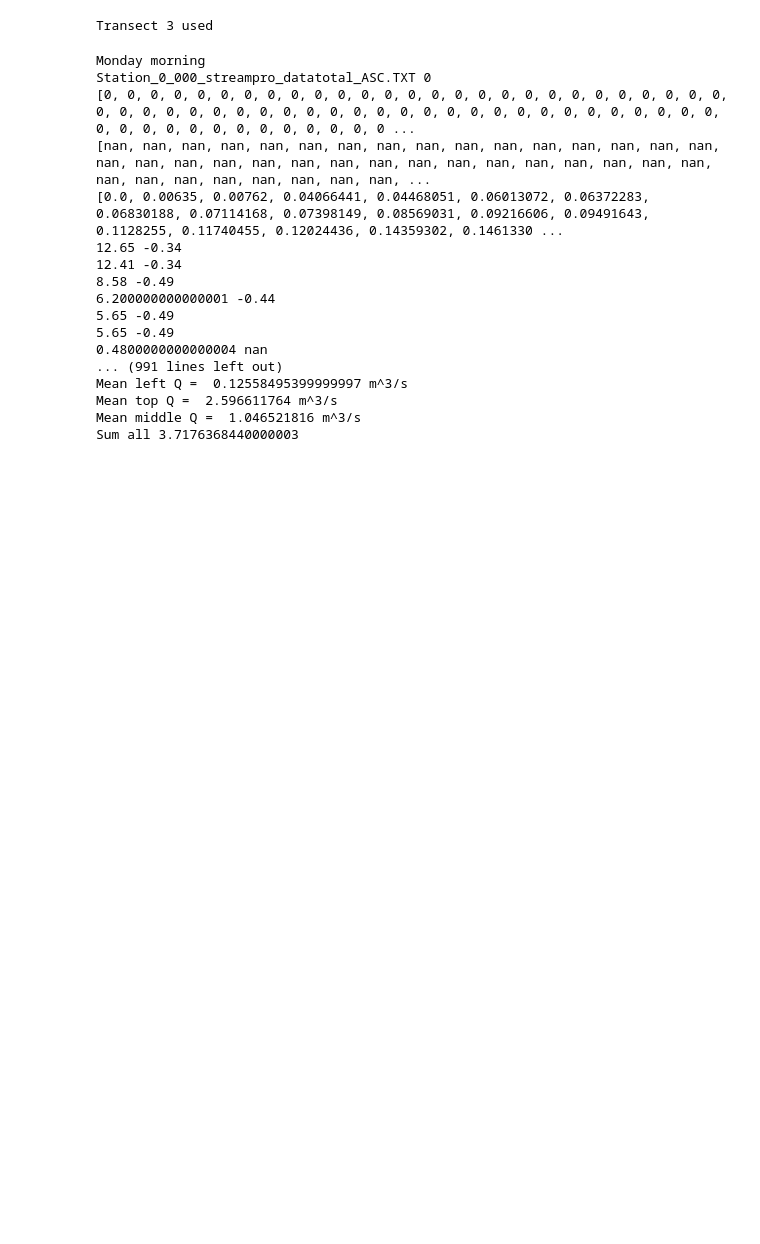
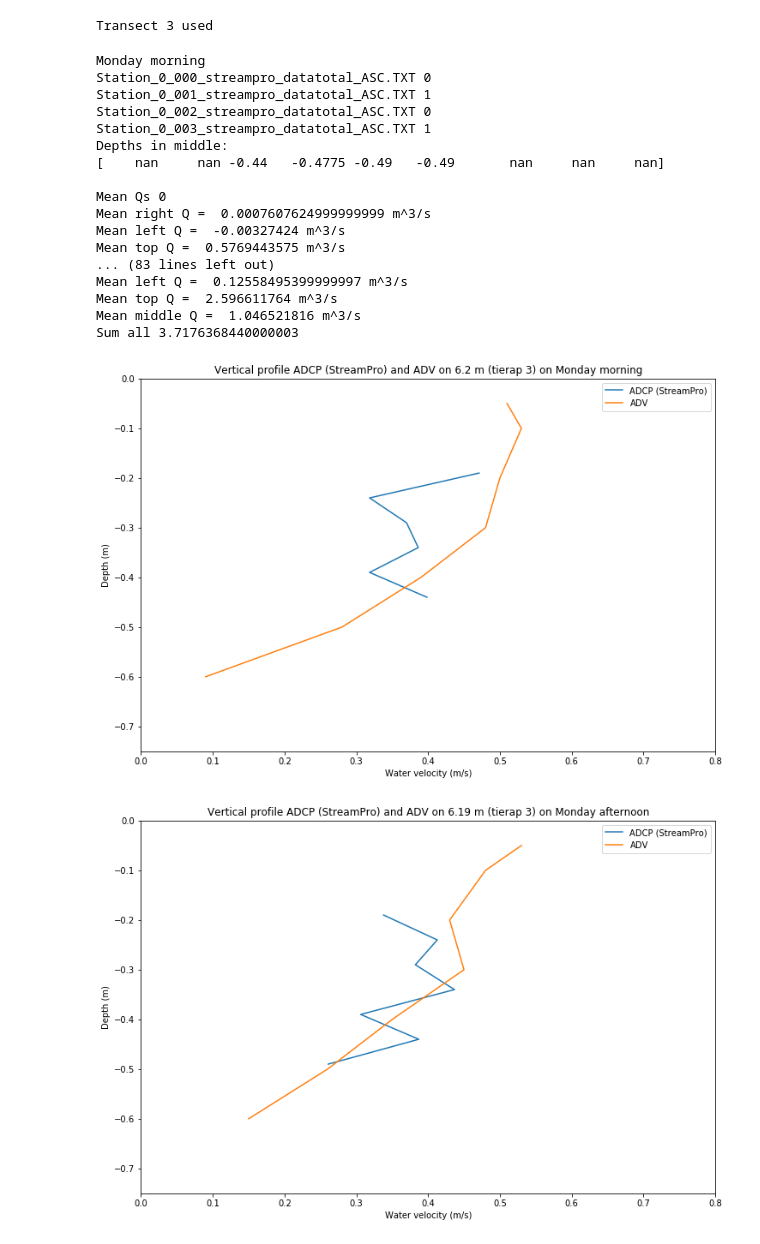
Before and after one commit to XinbaiXie/fieldwork-2019-adcp-adv, a Jupyter notebook: code/StreamPro Data.ipynb, the cells around one changed output. Drawn from its saved outputs; the diff is of its cells as text; code cells hidden in the pictures; blank space fills up the shorter version.

Commit message:
Cleaned up everything, changed folder names for order

```diff
--- a/code/StreamPro Data.ipynb
+++ b/code/StreamPro Data.ipynb
@@ -16,17 +16,17 @@ import getpass
 import os
 import csv
 # %%
-Vbeam = 6.32 # distance of vertical sample
+#Vbeam = 6.32 # distance of vertical sample
 
 tierap = "3"  # The tierap being looked at right now
 
 device = "StreamPro"
-plot_vert_prof = False # Plot vertical profile
+plot_vert_prof = True # Plot vertical profile
 save_vert_prof = False # Save vertical profile to file
 
 plot_cross_sec = False
 
-save_mid_depths = True
+save_mid_depths = False
 
 folder_file_save = "../output_images/{}.png"
 folder_csv_save = "../data/{}{}.csv"
@@ -161,10 +161,11 @@ for root, dirs, files in os.walk(basefolder, topdown=True):
 
         # Depths in the measured area
         Middepths = [Depth_bin[len(Velocity[i])-1] if len(Velocity[i])>0 else np.nan for i in range(len(Velocity))]
-        print([len(Velocity[i]) for i in range(len(Velocity))])
-        print(Middepths)
-        print(Distance)
-        # HIER KOMEN WAARSCHIJNLIJK NAN'S UIT
+
+        # DEBUG NANS:
+        #print([len(Velocity[i]) for i in range(len(Velocity))])
+        #print(Middepths)
+        #print(Distance)
 
 
         # Take out of the middle depths for comparison with the ADV
@@ -172,7 +173,8 @@ for root, dirs, files in os.walk(basefolder, topdown=True):
             dist_to_loc = np.array([abs(Distance[i]-meas_locs[k]) for i in range(len(Distance))])
             loc_cell = np.argmin(dist_to_loc)
             tot_middepths[k, filenum] = Middepths[loc_cell]
-            print(meas_locs[k], Middepths[loc_cell])
+            # DEBUG NANS:
+            #print(meas_locs[k], Middepths[loc_cell])
 
         dist_to_vbeam = np.array([abs(Distance[i]-Vbeam) for i in range(len(Distance))])
 
@@ -223,53 +225,63 @@ for root, dirs, files in os.walk(basefolder, topdown=True):
     # Plot vertical velocity profile
     if plot_vert_prof:
         plt.figure(figsize=(12,8))
-        plt.plot(x_axis_tot, tot_ys)
-        plt.ylim((-0.6,0))
-        plt.xlim((0, 0.6))
+        plt.plot(x_axis_tot, tot_ys, label = "ADCP ({})".format(device))
+        plt.ylim((-0.75,0))
+        plt.xlim((0, 0.8))
         plt.xlabel('Water velocity (m/s)')
         plt.ylabel('Depth (m)')
-        plt.title('Vertical profile on {} m on {}'.format(str(Vbeam), daynames[day]))
+        plt.title('Vertical profile ADCP ({}) and ADV on {} m (tierap {}) on {}'.format(device, round(Vbeam, 2), tierap, daynames[day]))
+
+        # Plot ADV
+        adv_depths = adv['Transect #'][4:]
+        adv_vels = adv[tierap][4:]
+        plt.plot(adv_vels, adv_depths, label = "ADV")
+        plt.xlim(0)
+        plt.legend()
+
         if save_vert_prof:
-            plt.savefig(folder_file_save.format('Vert_prof_vbeam_'+str(Vbeam).replace('.',',')+'_'+ daynames[day]))
+            plt.savefig(folder_file_save.format('Vert_prof_vbeam_'+device+'_'+str(Vbeam).replace('.',',')+'_'+ daynames[day]))
 
     # Means of the Qs
     mean_rightq = np.mean(tot_rightq)
     mean_leftq = np.mean(tot_leftq)
     mean_topq = np.mean(tot_topq)
     mean_middleq = np.mean(tot_middleq)
 
     # Print means
     print()
     print('Mean Qs', day)
     print('Mean right Q = ', mean_rightq, 'm^3/s')
     print('Mean left Q = ', mean_leftq, 'm^3/s')
     print('Mean top Q = ', mean_topq, 'm^3/s')
     print('Mean middle Q = ', mean_middleq, 'm^3/s')
     print('Sum all', sum((mean_rightq, mean_rightq, mean_topq, mean_middleq)))
 
     # Save means
     allqs[0][day] = mean_rightq
     allqs[1][day] = mean_leftq
     allqs[2][day] = mean_topq
     allqs[3][day] = mean_middleq
 
     print()
     day +=1
 # %% [output]
 Monday morning
 Station_0_000_streampro_datatotal_ASC.TXT 0
-[0, 0, 0, 0, 0, 0, 0, 0, 0, 0, 0, 0, 0, 0, 0, 0, 0, 0, 0, 0, 0, 0, 0, 0, 0, 0, 0, 0, 0, 0, 0, 0, 0, 0, 0, 0, 0, 0, 0, 0, 0, 0, 0, 0, 0, 0, 0, 0, 0, 0, 0, 0, 0, 0, 0, 0, 0, 0, 0, 0, 0, 0, 0, 0, 0, 0, 0 ...
-[nan, nan, nan, nan, nan, nan, nan, nan, nan, nan, nan, nan, nan, nan, nan, nan, nan, nan, nan, nan, nan, nan, nan, nan, nan, nan, nan, nan, nan, nan, nan, nan, nan, nan, nan, nan, nan, nan, nan, nan, ...
-[0.0, 0.00635, 0.00762, 0.04066441, 0.04468051, 0.06013072, 0.06372283, 0.06830188, 0.07114168, 0.07398149, 0.08569031, 0.09216606, 0.09491643, 0.1128255, 0.11740455, 0.12024436, 0.14359302, 0.1461330 ...
-12.65 -0.34
-12.41 -0.34
-8.58 -0.49
-6.200000000000001 -0.44
-5.65 -0.49
-5.65 -0.49
-0.4800000000000004 nan
-... (991 lines left out)
+Station_0_001_streampro_datatotal_ASC.TXT 1
+Station_0_002_streampro_datatotal_ASC.TXT 0
+Station_0_003_streampro_datatotal_ASC.TXT 1
+Depths in middle:
+[    nan     nan -0.44   -0.4775 -0.49   -0.49       nan     nan     nan]
+
+Mean Qs 0
+Mean right Q =  0.0007607624999999999 m^3/s
+Mean left Q =  -0.00327424 m^3/s
+Mean top Q =  0.5769443575 m^3/s
+... (83 lines left out)
 Mean left Q =  0.12558495399999997 m^3/s
 Mean top Q =  2.596611764 m^3/s
 Mean middle Q =  1.046521816 m^3/s
 Sum all 3.7176368440000003
+[figure, added]
+[figure, added]
```
Also changed, not shown: parts of 1 cell of this notebook, 10 other files.
